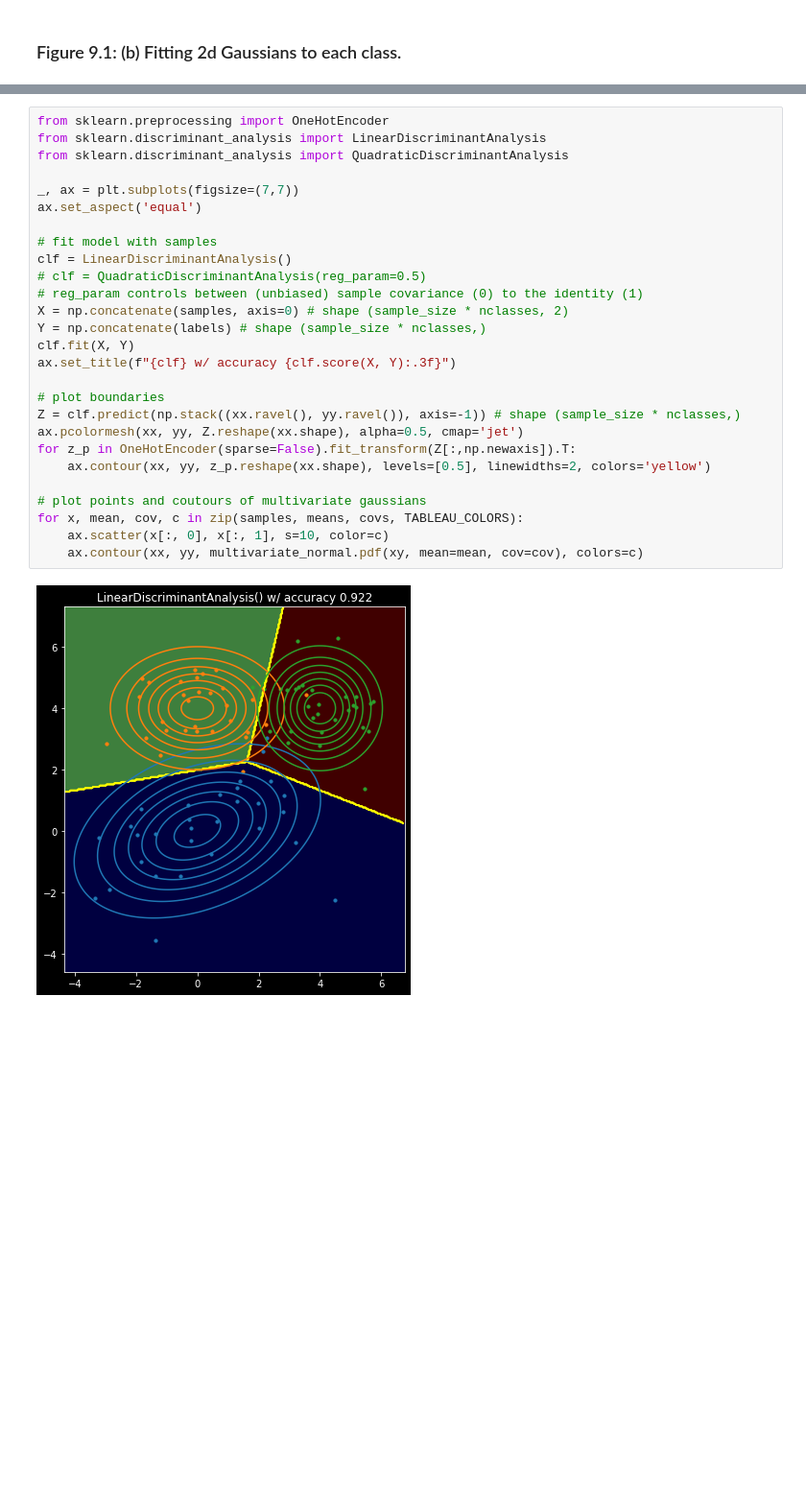
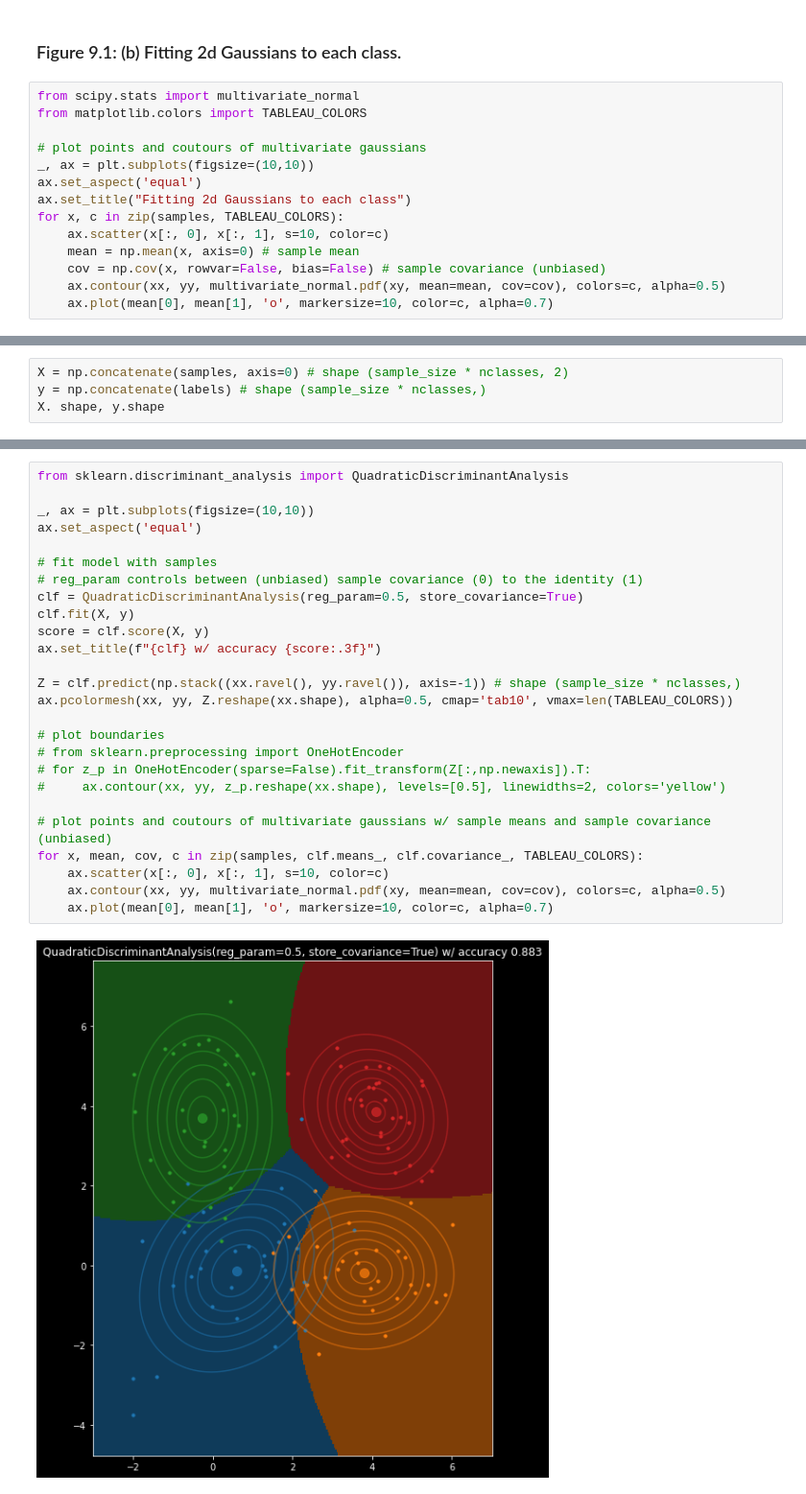
Before and after one commit to chofchof/probml, a Jupyter notebook: notebooks/book1/09/discrim_analysis_dboundaries_plot2.ipynb, the cells around one changed output, grey strips where cells are left out. Shown at 96% size. Drawn from its saved outputs; the diff is of its cells as text; blank space fills up the shorter version.

```diff
--- a/notebooks/book1/09/discrim_analysis_dboundaries_plot2.ipynb
+++ b/notebooks/book1/09/discrim_analysis_dboundaries_plot2.ipynb
@@ -108,2 +107,16 @@ for x, mean, cov, c in zip(samples, means, covs, TABLEAU_COLORS):
 # %% [markdown]
 ### Figure 9.1: (b) Fitting 2d Gaussians to each class.
+# %%
+from scipy.stats import multivariate_normal
+from matplotlib.colors import TABLEAU_COLORS
+
+# plot points and coutours of multivariate gaussians
+_, ax = plt.subplots(figsize=(10,10))
+ax.set_aspect('equal')
+ax.set_title("Fitting 2d Gaussians to each class")
+for x, c in zip(samples, TABLEAU_COLORS):
+    ax.scatter(x[:, 0], x[:, 1], s=10, color=c)
+    mean = np.mean(x, axis=0) # sample mean
+    cov = np.cov(x, rowvar=False, bias=False) # sample covariance (unbiased)
+    ax.contour(xx, yy, multivariate_normal.pdf(xy, mean=mean, cov=cov), colors=c, alpha=0.5)
+    ax.plot(mean[0], mean[1], 'o', markersize=10, color=c, alpha=0.7)
@@ -109,0 +127,4 @@ for x, mean, cov, c in zip(samples, means, covs, TABLEAU_COLORS):
+# %%
+X = np.concatenate(samples, axis=0) # shape (sample_size * nclasses, 2)
+y = np.concatenate(labels) # shape (sample_size * nclasses,)
+X. shape, y.shape
@@ -110,29 +135,28 @@ for x, mean, cov, c in zip(samples, means, covs, TABLEAU_COLORS):
 # %%
-from sklearn.preprocessing import OneHotEncoder
-from sklearn.discriminant_analysis import LinearDiscriminantAnalysis
 from sklearn.discriminant_analysis import QuadraticDiscriminantAnalysis
 
-_, ax = plt.subplots(figsize=(7,7))
+_, ax = plt.subplots(figsize=(10,10))
 ax.set_aspect('equal')
 
 # fit model with samples
-clf = LinearDiscriminantAnalysis()
-# clf = QuadraticDiscriminantAnalysis(reg_param=0.5)
 # reg_param controls between (unbiased) sample covariance (0) to the identity (1)
-X = np.concatenate(samples, axis=0) # shape (sample_size * nclasses, 2)
-Y = np.concatenate(labels) # shape (sample_size * nclasses,)
-clf.fit(X, Y)
-ax.set_title(f"{clf} w/ accuracy {clf.score(X, Y):.3f}")
+clf = QuadraticDiscriminantAnalysis(reg_param=0.5, store_covariance=True)
+clf.fit(X, y)
+score = clf.score(X, y)
+ax.set_title(f"{clf} w/ accuracy {score:.3f}")
+
+Z = clf.predict(np.stack((xx.ravel(), yy.ravel()), axis=-1)) # shape (sample_size * nclasses,)
+ax.pcolormesh(xx, yy, Z.reshape(xx.shape), alpha=0.5, cmap='tab10', vmax=len(TABLEAU_COLORS))
 
 # plot boundaries
-Z = clf.predict(np.stack((xx.ravel(), yy.ravel()), axis=-1)) # shape (sample_size * nclasses,)
-ax.pcolormesh(xx, yy, Z.reshape(xx.shape), alpha=0.5, cmap='jet')
-for z_p in OneHotEncoder(sparse=False).fit_transform(Z[:,np.newaxis]).T:
-    ax.contour(xx, yy, z_p.reshape(xx.shape), levels=[0.5], linewidths=2, colors='yellow')
+# from sklearn.preprocessing import OneHotEncoder
+# for z_p in OneHotEncoder(sparse=False).fit_transform(Z[:,np.newaxis]).T:
+#     ax.contour(xx, yy, z_p.reshape(xx.shape), levels=[0.5], linewidths=2, colors='yellow')
 
-# plot points and coutours of multivariate gaussians
-for x, mean, cov, c in zip(samples, means, covs, TABLEAU_COLORS):
+# plot points and coutours of multivariate gaussians w/ sample means and sample covariance (unbiased)
+for x, mean, cov, c in zip(samples, clf.means_, clf.covariance_, TABLEAU_COLORS):
     ax.scatter(x[:, 0], x[:, 1], s=10, color=c)
-    ax.contour(xx, yy, multivariate_normal.pdf(xy, mean=mean, cov=cov), colors=c)
+    ax.contour(xx, yy, multivariate_normal.pdf(xy, mean=mean, cov=cov), colors=c, alpha=0.5)
+    ax.plot(mean[0], mean[1], 'o', markersize=10, color=c, alpha=0.7)
 # %% [output]
-[figure, old version]
+[figure, new version]
```
Also changed, not shown: parts of 15 cells of this notebook, 1 other file.
